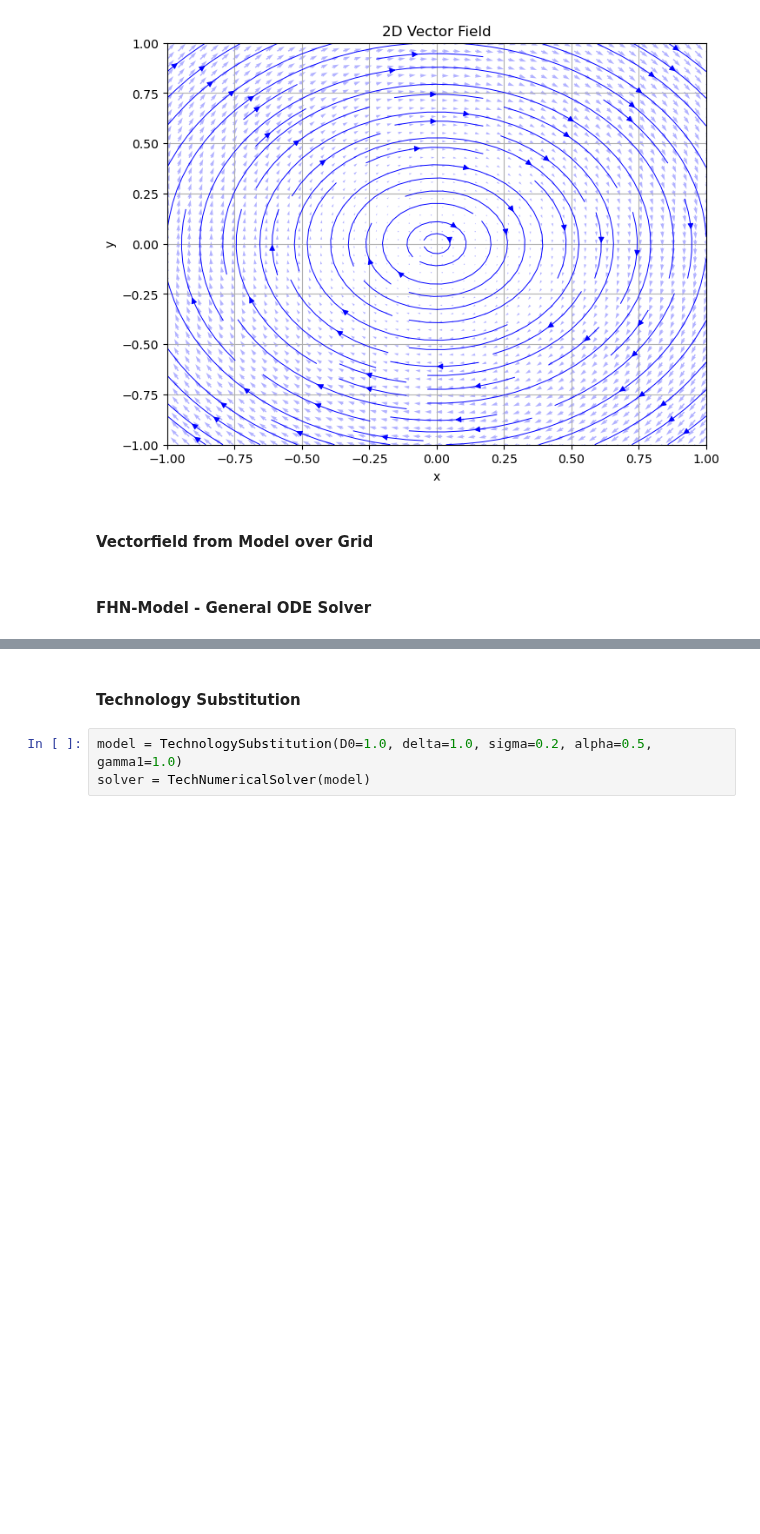
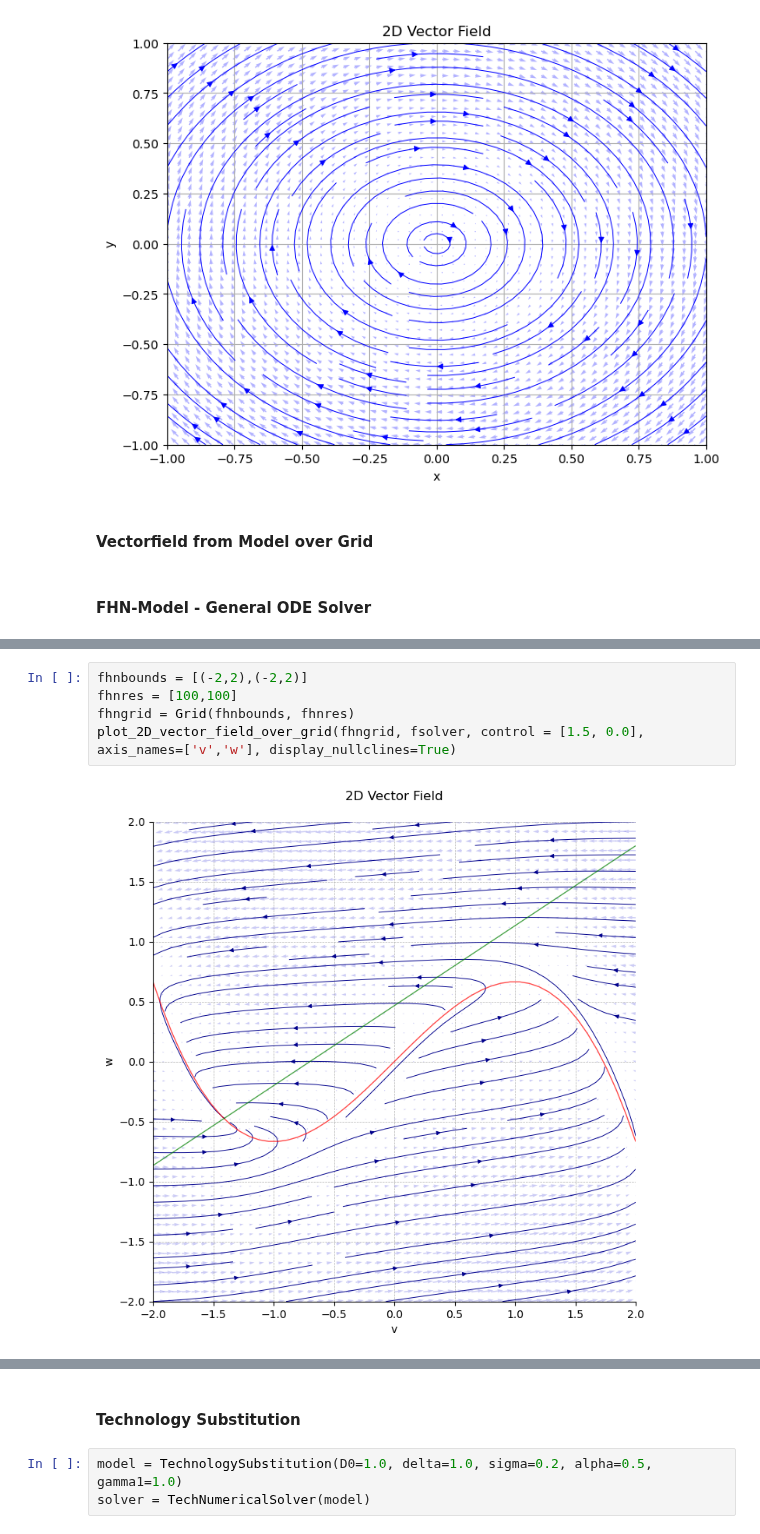
Before and after one commit to Lighfe/mdp-world-model, a Jupyter notebook: data_generation/visualization/plot_tests.ipynb, the cells around one changed output, grey strips where cells are left out. Saved outputs shown, nothing was run; the diff lists cells and outputs as text; blank space fills up the shorter version.

```diff
--- a/data_generation/visualization/plot_tests.ipynb
+++ b/data_generation/visualization/plot_tests.ipynb
@@ -49 +56,8 @@ fsolver = GenNumericalSolver(fmodel)
+# %%
+fhnbounds = [(-2,2),(-2,2)]
+fhnres = [100,100]
+fhngrid = Grid(fhnbounds, fhnres)
+plot_2D_vector_field_over_grid(fhngrid, fsolver, control = [1.5, 0.0], axis_names=['v','w'], display_nullclines=True)
+# %% [output]
+[figure, added]
 # %%
```
Also changed, not shown: parts of 5 cells of this notebook, 2 other files.
